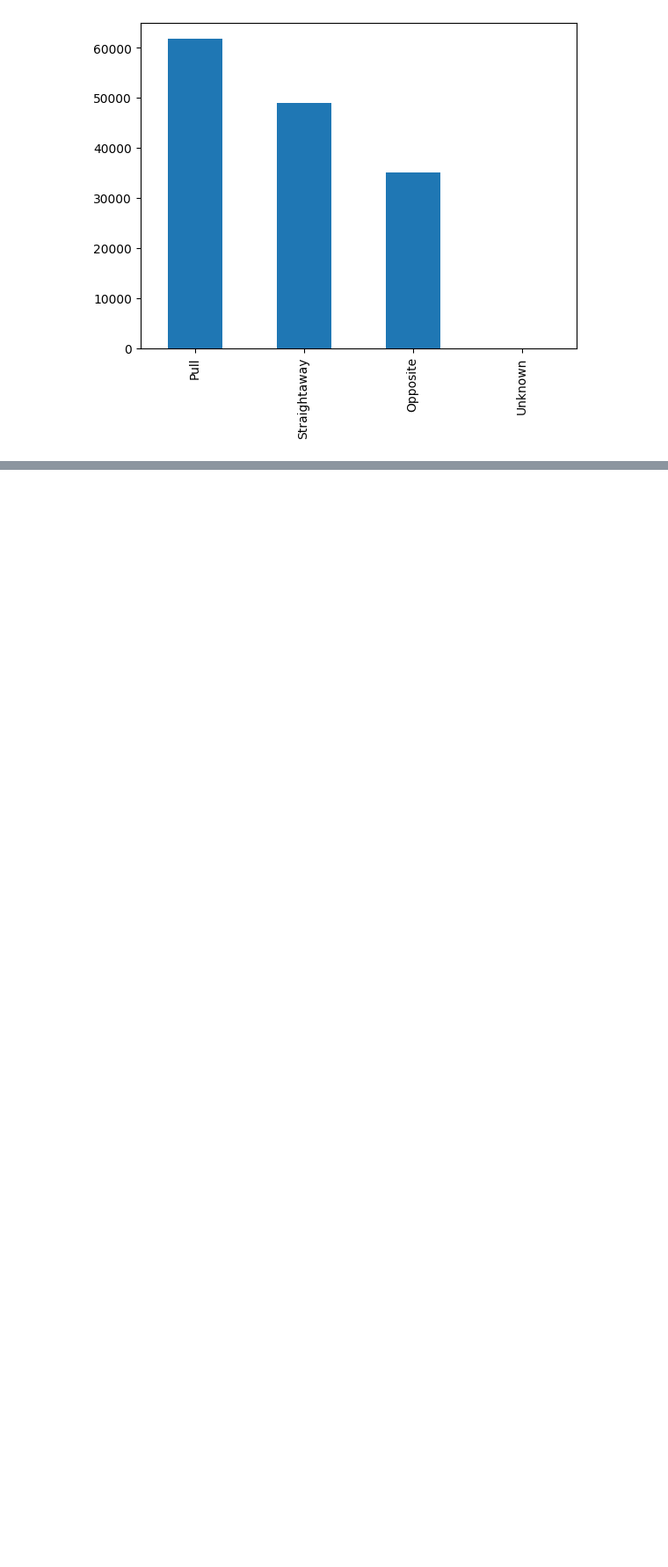
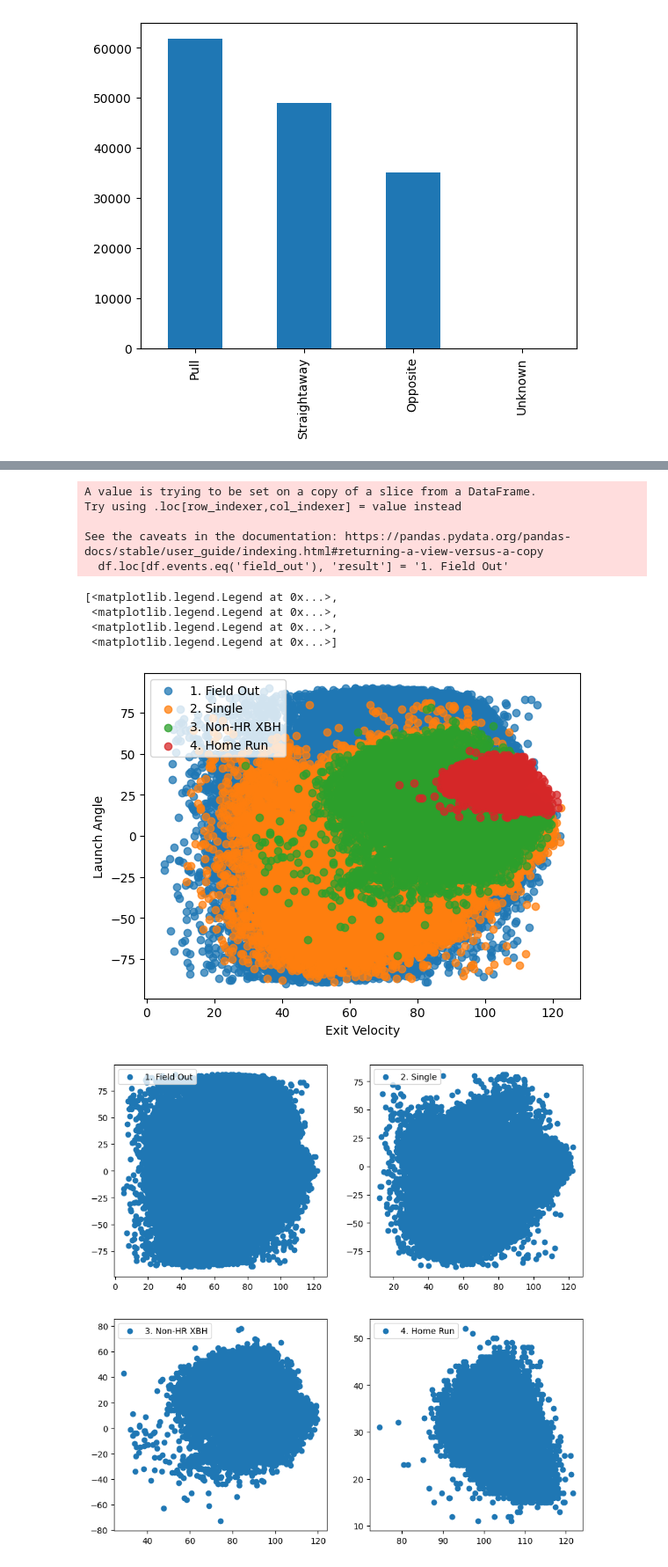
Before and after one commit to bjhammack/predict-at-bat-outcome, a Jupyter notebook: src/predict_at_bat_outcome/analysis/data_analysis.ipynb, the cells around one changed output, grey strips where cells are left out. Shown at 88% size. Saved outputs shown, nothing was run; the diff lists cells and outputs as text; code cells hidden in the pictures; blank space fills up the shorter version.

Commit message:
Added analysis on new data source and joining data

```diff
--- a/src/predict_at_bat_outcome/analysis/data_analysis.ipynb
+++ b/src/predict_at_bat_outcome/analysis/data_analysis.ipynb
@@ -213,0 +218,2 @@ memory usage: 24.5+ MB
+# %%
+p = Data('F:/baseball/statcast_pitch/')
@@ -213,0 +334,6 @@ memory usage: 24.5+ MB
+# %%
+# Formula: tan((hc_x - 128) / (208 - hc_y)) * 180 / pi * 0.75
+
+df['la_xy'] = np.tan((df['hc_x'] - 128.) / (208. - df['hc_y'])) * 180. / np.pi * 0.75
+df[['la_xy']].info()
+df[['la_xy']].head()
@@ -213,0 +357,36 @@ memory usage: 24.5+ MB
+# %%
+df.loc[df.events.eq('field_out'), 'result'] = '1. Field Out'
+df.loc[df.events.eq('single'), 'result'] = '2. Single'
+df.loc[df.events.eq('non_hr_xbh'), 'result'] = '3. Non-HR XBH'
+df.loc[df.events.eq('home_run'), 'result'] = '4. Home Run'
+
+fig1, ax1 = plt.subplots()
+fig2 = plt.figure(figsize=(10,10))#.subplots(1, 4)
+ax2 = {}
+for i in range(1, 5):
+    ax2[i] = fig2.add_subplot(int(f'22{i}'))
+
+for k, v in df.groupby('result'):
+    ax1.scatter(v['launch_speed'], v['launch_angle'], label=k, alpha=0.75)
+
+i = 1
+for k, v in df.groupby('result'):
+    ax2[i].scatter(v['launch_speed'], v['launch_angle'], label=k)
+    i += 1
+
+ax1.legend(loc=2)
+ax1.set_xlabel('Exit Velocity')
+ax1.set_ylabel('Launch Angle')
+[ax2[i].legend(loc=2) for i in range(1, 5)]
+# %% [output]
+A value is trying to be set on a copy of a slice from a DataFrame.
+Try using .loc[row_indexer,col_indexer] = value instead
+
+See the caveats in the documentation: https://pandas.pydata.org/pandas-docs/stable/user_guide/indexing.html#returning-a-view-versus-a-copy
+  df.loc[df.events.eq('field_out'), 'result'] = '1. Field Out'
+[<matplotlib.legend.Legend at 0x...>,
+ <matplotlib.legend.Legend at 0x...>,
+ <matplotlib.legend.Legend at 0x...>,
+ <matplotlib.legend.Legend at 0x...>]
+[figure, added]
+[figure, added]
```
Also changed, not shown: parts of 34 cells of this notebook.
